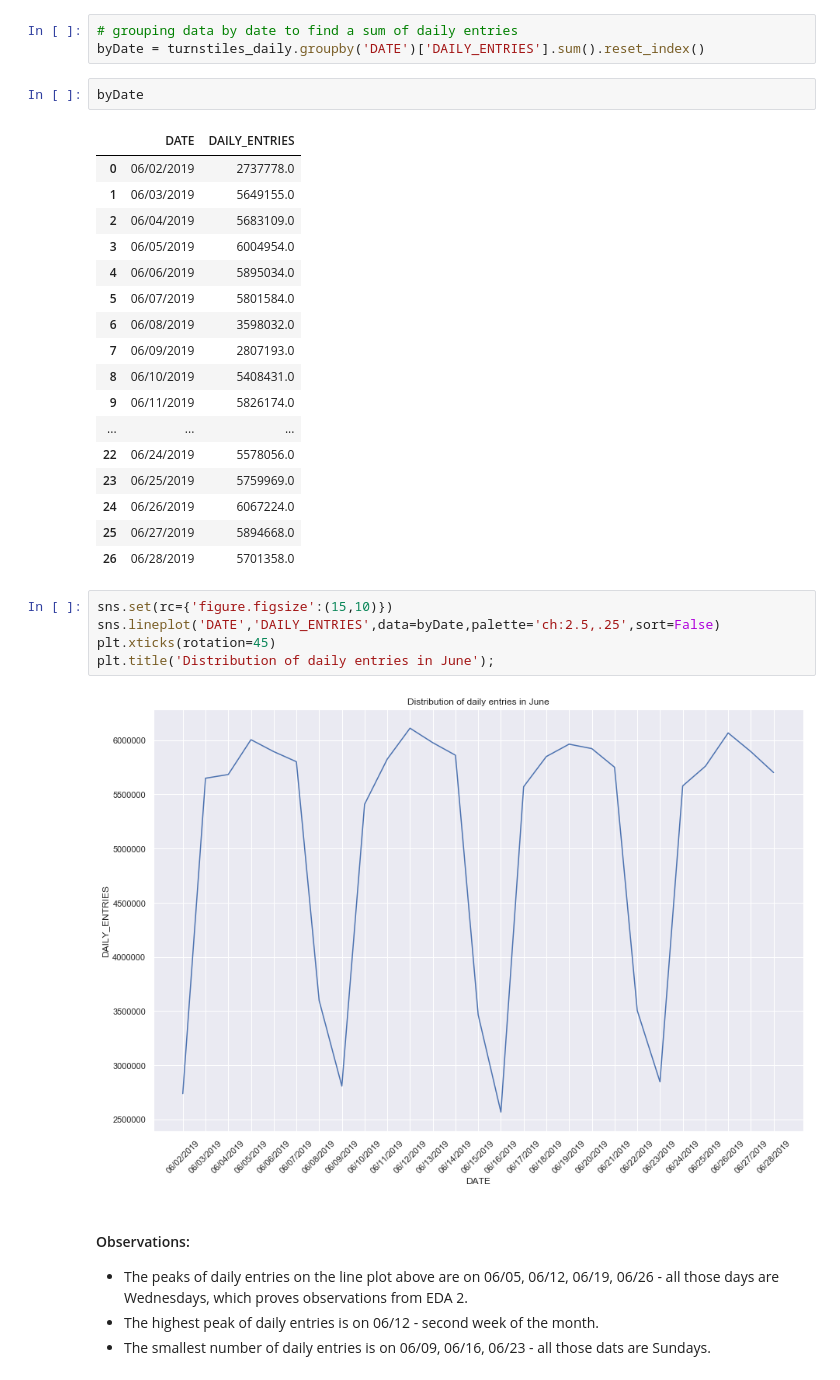
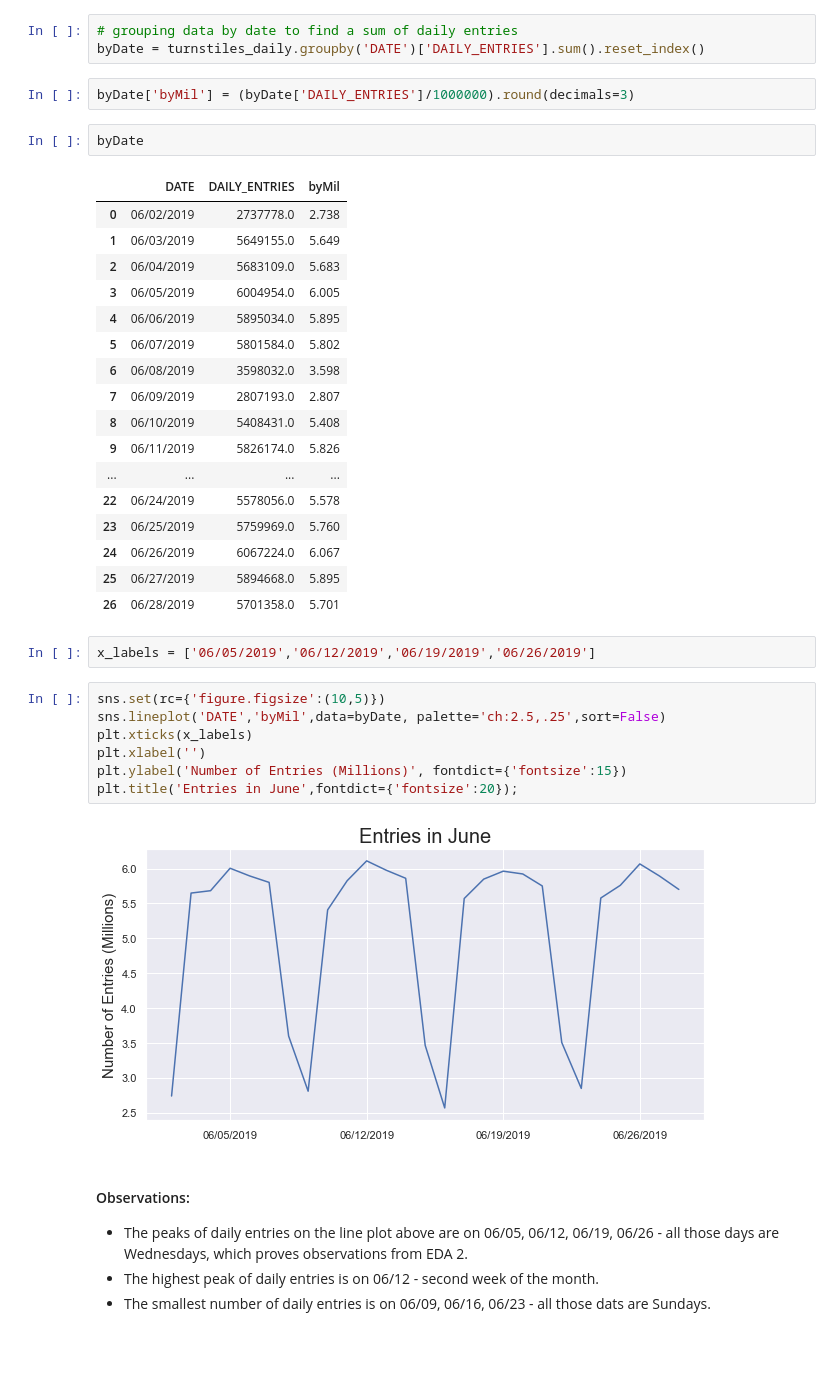
Before and after one commit to alou127/project1, a Jupyter notebook: one_month_mta_viz_final_with_commentss.ipynb, the cells around one changed output. Saved outputs shown, nothing was run; the diff lists cells and outputs as text; blank space fills up the shorter version.

```diff
--- a/one_month_mta_viz_final_with_commentss.ipynb
+++ b/one_month_mta_viz_final_with_commentss.ipynb
@@ -442,33 +457,39 @@ Text(0.5, 1.0, 'Top 10 busiest stations')
 # %%
 # grouping data by date to find a sum of daily entries
 byDate = turnstiles_daily.groupby('DATE')['DAILY_ENTRIES'].sum().reset_index()
+# %%
+byDate['byMil'] = (byDate['DAILY_ENTRIES']/1000000).round(decimals=3)
 # %%
 byDate
 # %% [output]
-|  | DATE | DAILY_ENTRIES |
-| 0 | 06/02/2019 | 2737778.0 |
-| 1 | 06/03/2019 | 5649155.0 |
-| 2 | 06/04/2019 | 5683109.0 |
-| 3 | 06/05/2019 | 6004954.0 |
-| 4 | 06/06/2019 | 5895034.0 |
-| 5 | 06/07/2019 | 5801584.0 |
-| 6 | 06/08/2019 | 3598032.0 |
-| 7 | 06/09/2019 | 2807193.0 |
-| 8 | 06/10/2019 | 5408431.0 |
-| 9 | 06/11/2019 | 5826174.0 |
-| ... | ... | ... |
-| 22 | 06/24/2019 | 5578056.0 |
-| 23 | 06/25/2019 | 5759969.0 |
-| 24 | 06/26/2019 | 6067224.0 |
-| 25 | 06/27/2019 | 5894668.0 |
-| 26 | 06/28/2019 | 5701358.0 |
+|  | DATE | DAILY_ENTRIES | byMil |
+| 0 | 06/02/2019 | 2737778.0 | 2.738 |
+| 1 | 06/03/2019 | 5649155.0 | 5.649 |
+| 2 | 06/04/2019 | 5683109.0 | 5.683 |
+| 3 | 06/05/2019 | 6004954.0 | 6.005 |
+| 4 | 06/06/2019 | 5895034.0 | 5.895 |
+| 5 | 06/07/2019 | 5801584.0 | 5.802 |
+| 6 | 06/08/2019 | 3598032.0 | 3.598 |
+| 7 | 06/09/2019 | 2807193.0 | 2.807 |
+| 8 | 06/10/2019 | 5408431.0 | 5.408 |
+| 9 | 06/11/2019 | 5826174.0 | 5.826 |
+| ... | ... | ... | ... |
+| 22 | 06/24/2019 | 5578056.0 | 5.578 |
+| 23 | 06/25/2019 | 5759969.0 | 5.760 |
+| 24 | 06/26/2019 | 6067224.0 | 6.067 |
+| 25 | 06/27/2019 | 5894668.0 | 5.895 |
+| 26 | 06/28/2019 | 5701358.0 | 5.701 |
+# %%
+x_labels = ['06/05/2019','06/12/2019','06/19/2019','06/26/2019']
 # %%
-sns.set(rc={'figure.figsize':(15,10)})
-sns.lineplot('DATE','DAILY_ENTRIES',data=byDate,palette='ch:2.5,.25',sort=False)
-plt.xticks(rotation=45)
-plt.title('Distribution of daily entries in June');
+sns.set(rc={'figure.figsize':(10,5)})
+sns.lineplot('DATE','byMil',data=byDate, palette='ch:2.5,.25',sort=False)
+plt.xticks(x_labels)
+plt.xlabel('')
+plt.ylabel('Number of Entries (Millions)', fontdict={'fontsize':15})
+plt.title('Entries in June',fontdict={'fontsize':20});
 # %% [output]
-[figure, old version]
+[figure, new version]
 # %% [markdown]
 #### Observations:
 - The peaks of daily entries on the line plot above are on 06/05, 06/12, 06/19, 06/26 - all those days are Wednesdays, which proves observations from EDA 2.
```
Also changed, not shown: parts of 3 cells of this notebook.
